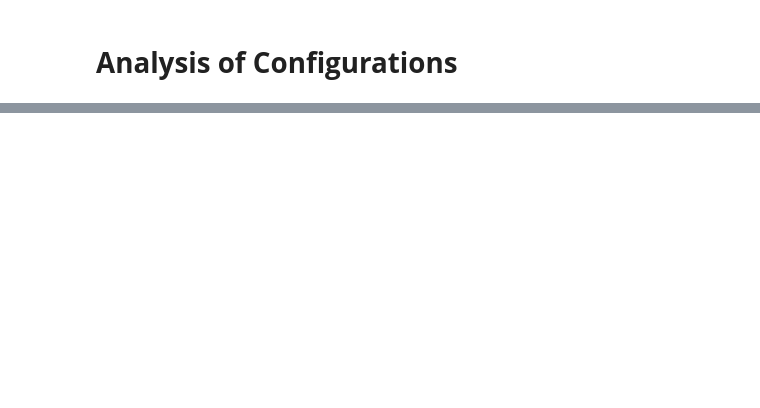
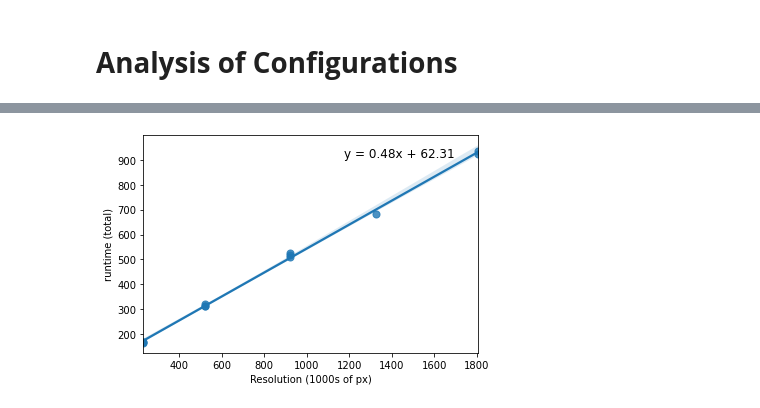
Before and after one commit to adamy03/sysml, a Jupyter notebook: testing/test_results/analysis.ipynb, the cells around one changed output, grey strips where cells are left out. Cells and saved outputs as stored; diff of their text form; code cells hidden in the pictures; blank space fills up the shorter version.

```diff
--- a/testing/test_results/analysis.ipynb
+++ b/testing/test_results/analysis.ipynb
@@ -50,0 +89,4 @@ plt.scatter(config_stats['width'] + config_stats['height'], config_stats['energy
+# %%
+plot_with_best_fit(config_data, 'Resolution (1000s of px)', 'runtime (total)')
+# %% [output]
+[figure, added]
```
Also changed, not shown: parts of 11 cells of this notebook, 1 other file.
